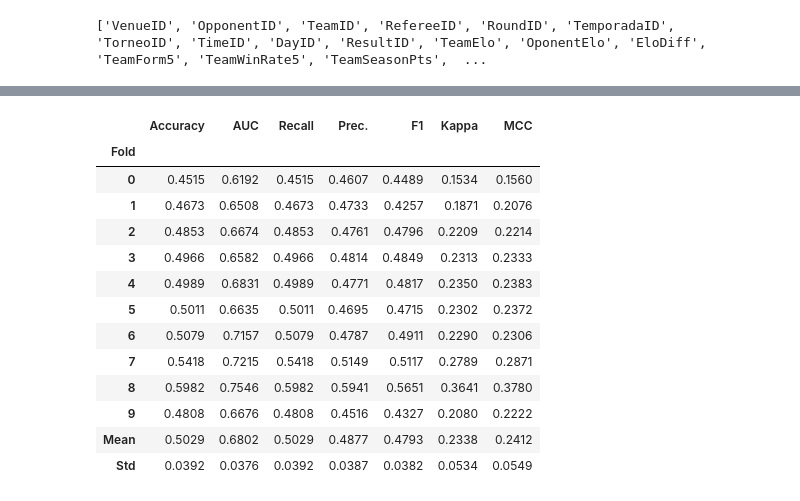
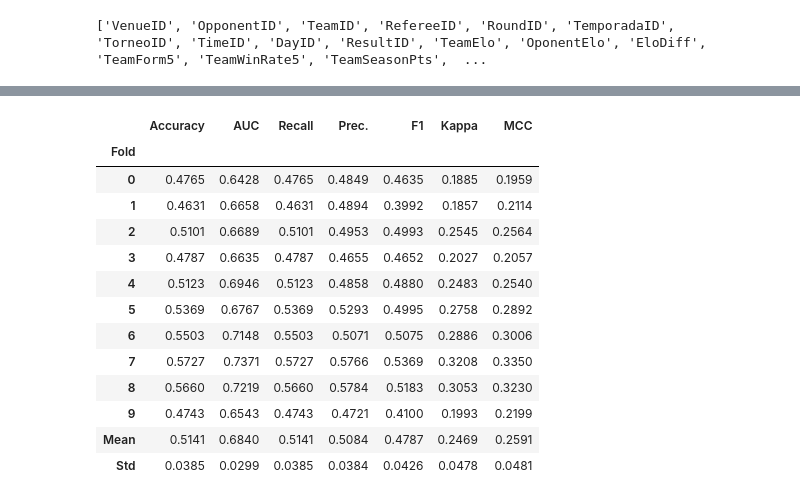
Before and after one commit to Lemaque14/Sports-Prediction-System, a Jupyter notebook: LigaMX/MLModel_LigaMX.ipynb, the cells around one changed output, grey strips where cells are left out. Drawn from its saved outputs; the diff is of its cells as text; code cells hidden in the pictures.

Commit message:
Updated datasets to latest results, retrained Liga MX models & fixed paths

```diff
--- a/LigaMX/MLModel_LigaMX.ipynb
+++ b/LigaMX/MLModel_LigaMX.ipynb
@@ -257,21 +653,21 @@ newpred = predict_model(blend4_tune, data=data_unseen)
 # %%
-blend5 = blend_models([cat_tune, lgbm, et])
+blend5 = blend_models([cat_tune, lgbm_tune, et])
 # %% [output]
 [interactive output not drawn]
 |  | Accuracy | AUC | Recall | Prec. | F1 | Kappa | MCC |
 | Fold |  |  |  |  |  |  |  |
-| 0 | 0.4515 | 0.6192 | 0.4515 | 0.4607 | 0.4489 | 0.1534 | 0.1560 |
-| 1 | 0.4673 | 0.6508 | 0.4673 | 0.4733 | 0.4257 | 0.1871 | 0.2076 |
-| 2 | 0.4853 | 0.6674 | 0.4853 | 0.4761 | 0.4796 | 0.2209 | 0.2214 |
-| 3 | 0.4966 | 0.6582 | 0.4966 | 0.4814 | 0.4849 | 0.2313 | 0.2333 |
-| 4 | 0.4989 | 0.6831 | 0.4989 | 0.4771 | 0.4817 | 0.2350 | 0.2383 |
-| 5 | 0.5011 | 0.6635 | 0.5011 | 0.4695 | 0.4715 | 0.2302 | 0.2372 |
-| 6 | 0.5079 | 0.7157 | 0.5079 | 0.4787 | 0.4911 | 0.2290 | 0.2306 |
-| 7 | 0.5418 | 0.7215 | 0.5418 | 0.5149 | 0.5117 | 0.2789 | 0.2871 |
-| 8 | 0.5982 | 0.7546 | 0.5982 | 0.5941 | 0.5651 | 0.3641 | 0.3780 |
-| 9 | 0.4808 | 0.6676 | 0.4808 | 0.4516 | 0.4327 | 0.2080 | 0.2222 |
-| Mean | 0.5029 | 0.6802 | 0.5029 | 0.4877 | 0.4793 | 0.2338 | 0.2412 |
-| Std | 0.0392 | 0.0376 | 0.0392 | 0.0387 | 0.0382 | 0.0534 | 0.0549 |
+| 0 | 0.4765 | 0.6428 | 0.4765 | 0.4849 | 0.4635 | 0.1885 | 0.1959 |
+| 1 | 0.4631 | 0.6658 | 0.4631 | 0.4894 | 0.3992 | 0.1857 | 0.2114 |
+| 2 | 0.5101 | 0.6689 | 0.5101 | 0.4953 | 0.4993 | 0.2545 | 0.2564 |
+| 3 | 0.4787 | 0.6635 | 0.4787 | 0.4655 | 0.4652 | 0.2027 | 0.2057 |
+| 4 | 0.5123 | 0.6946 | 0.5123 | 0.4858 | 0.4880 | 0.2483 | 0.2540 |
+| 5 | 0.5369 | 0.6767 | 0.5369 | 0.5293 | 0.4995 | 0.2758 | 0.2892 |
+| 6 | 0.5503 | 0.7148 | 0.5503 | 0.5071 | 0.5075 | 0.2886 | 0.3006 |
+| 7 | 0.5727 | 0.7371 | 0.5727 | 0.5766 | 0.5369 | 0.3208 | 0.3350 |
+| 8 | 0.5660 | 0.7219 | 0.5660 | 0.5784 | 0.5183 | 0.3053 | 0.3230 |
+| 9 | 0.4743 | 0.6543 | 0.4743 | 0.4721 | 0.4100 | 0.1993 | 0.2199 |
+| Mean | 0.5141 | 0.6840 | 0.5141 | 0.5084 | 0.4787 | 0.2469 | 0.2591 |
+| Std | 0.0385 | 0.0299 | 0.0385 | 0.0384 | 0.0426 | 0.0478 | 0.0481 |
 [interactive output not drawn]
 # %%
 blend5_tune = tune_model(blend5)
```
Also changed, not shown: parts of 61 cells of this notebook, 7 other files.
